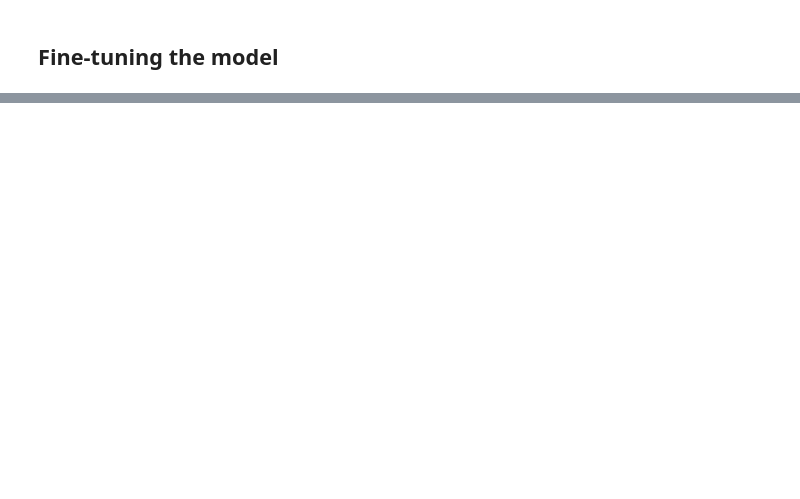
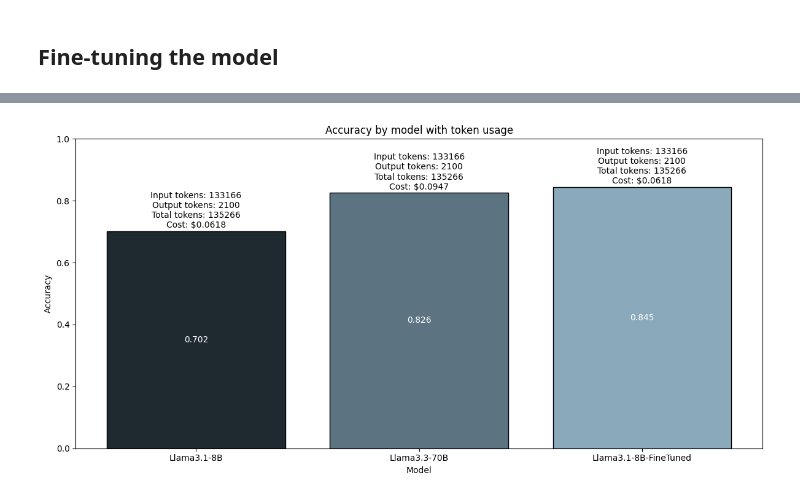
Before and after one commit to kluster-ai/klusterai-cookbook, a Jupyter notebook: examples/finetuning-sent-analysis.ipynb, the cells around one changed output, grey strips where cells are left out. Cells and saved outputs as stored; diff of their text form; code cells hidden in the pictures; blank space fills up the shorter version.

```diff
--- a/examples/finetuning-sent-analysis.ipynb
+++ b/examples/finetuning-sent-analysis.ipynb
@@ -76,5 +86,5 @@ Next, we need to split the data into training and testing datasets (to be used l
 # %%
 from sklearn.model_selection import train_test_split
 # Split into train and test sets
-train_df, test_df = train_test_split(df, test_size=0.9, random_state=42)
+train_df, test_df = train_test_split(df, test_size=0.7, random_state=42)
 # %%
@@ -310,0 +501,17 @@ plt.show()
+# %%
+#Parse results as a JSON object
+def parse_json_objects(data_string):
+  if isinstance(data_string, bytes):
+    data_string = data_string.decode('utf-8')
+
+  json_strings = data_string.strip().split('\n')
+  json_objects = []
+
+  for json_str in json_strings:
+    try:
+      json_obj = json.loads(json_str)
+      json_objects.append(json_obj)
+    except json.JSONDecodeError as e:
+      print(f"Error parsing JSON: {e}")
+
+  return json_objects
@@ -310,0 +573,44 @@ plt.show()
+# %%
+# Calculate accuracy
+accuracies = {}
+for model in models:
+    accuracy = test_df.apply(
+    lambda row: row[f'{model}_sentiment'].lower() in [s.lower() for s in row['sentiment'].split(', ')], axis=1).mean()
+    accuracies[model] = accuracy
+
+# Plot colors
+colors = ['#1E2A30', '#5C7482', '#8AA9BB']
+
+# Create plot
+fig, ax = plt.subplots(figsize=(12, 6))
+bars = ax.bar(accuracies.keys(), accuracies.values(), color=colors, edgecolor='black')
+ax.bar_label(bars, label_type='center', color='white', fmt="%.3f")
+
+# Add token usage as text above bars
+for bar, model in zip(bars, accuracies.keys()):
+    prompt_tokens = token_usage[model]['total_prompt_tokens']
+    completion_tokens = token_usage[model]['total_completion_tokens']
+    cost = token_usage[model]['total_cost_usd']
+
+    # Positioning text above the bar
+    height = bar.get_height()
+    ax.text(
+        bar.get_x() + bar.get_width() / 2,
+        height + 0.005,
+        f"Input tokens: {prompt_tokens}\nOutput tokens: {completion_tokens}\nTotal tokens: {prompt_tokens+completion_tokens}\nCost: ${cost}",
+        ha='center',
+        va='bottom',
+        fontsize=10,
+        color='black'
+    )
+
+# Labels and title
+ax.set_ylim(0, 1)
+ax.set_xlabel('Model')
+ax.set_ylabel('Accuracy')
+ax.set_title('Accuracy by model with token usage')
+
+plt.tight_layout()
+plt.show()
+# %% [output]
+[figure, added]
```
Also changed, not shown: parts of 56 cells of this notebook, 14 other files.
